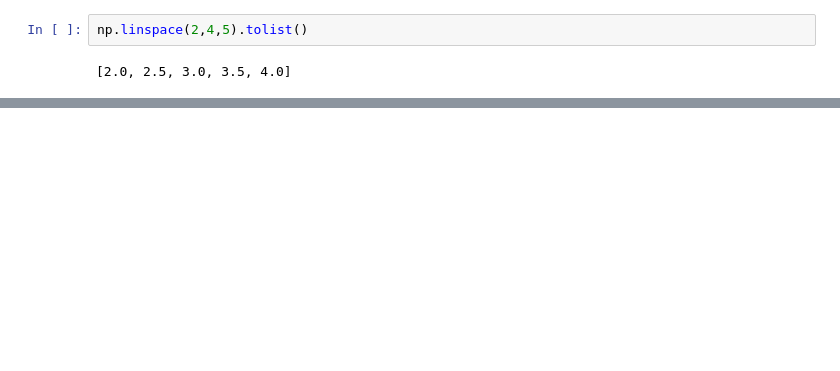
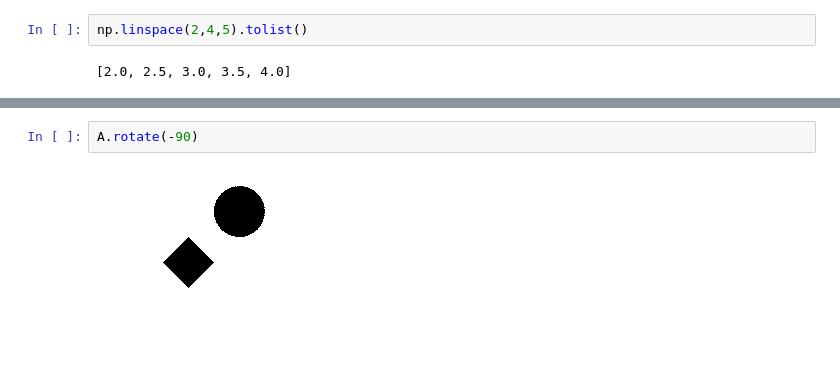
Before and after one commit to vicb1/python-reference, a Jupyter notebook: code/image-processing/pillow.ipynb, the cells around one changed output, grey strips where cells are left out. Saved outputs shown, nothing was run; the diff lists cells and outputs as text; blank space fills up the shorter version.

```diff
--- a/code/image-processing/pillow.ipynb
+++ b/code/image-processing/pillow.ipynb
@@ -156,0 +178,4 @@ np.linspace(2,4,5).tolist()
+# %%
+A.rotate(-90)
+# %% [output]
+[figure, added]
```
Also changed, not shown: parts of 22 cells of this notebook, 4 other files.
